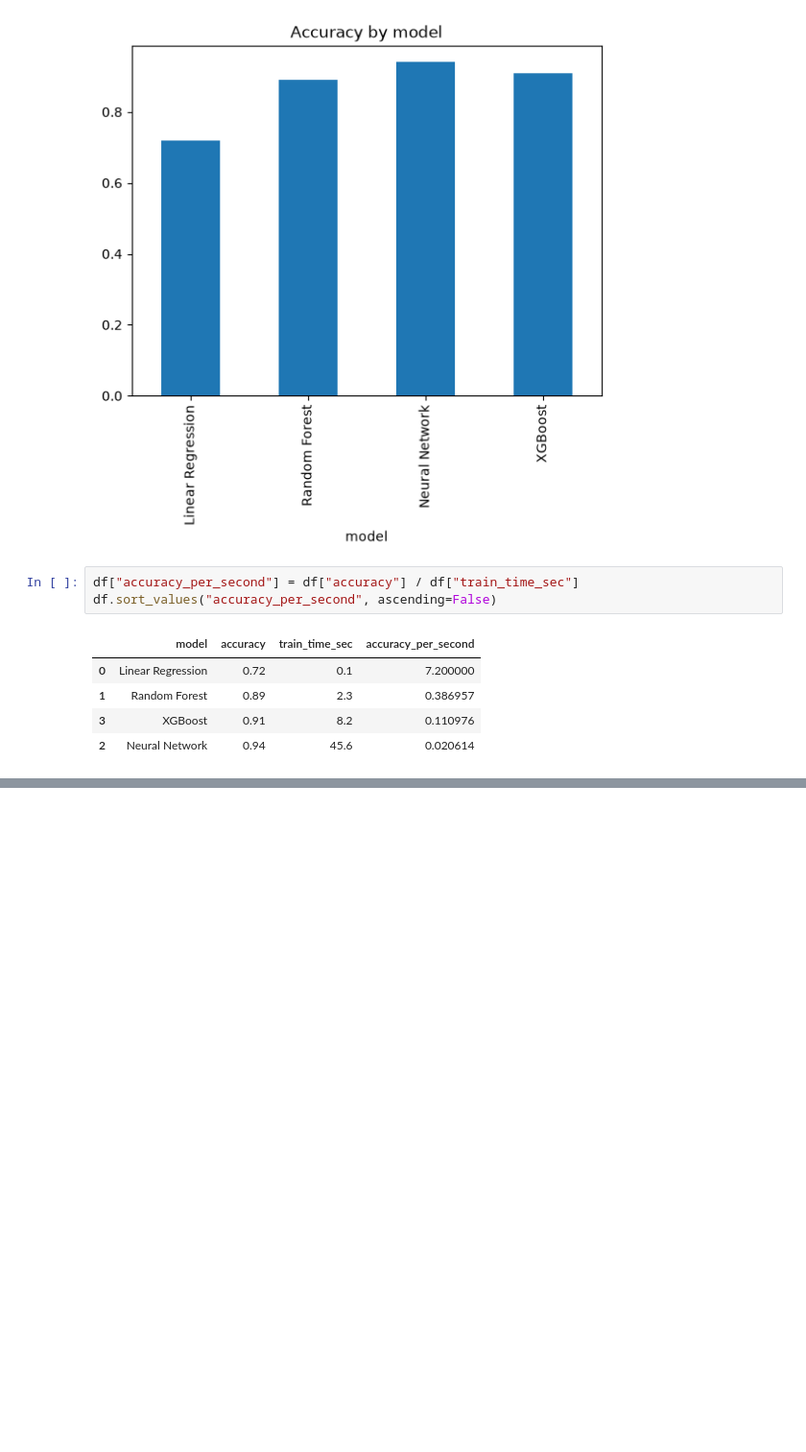
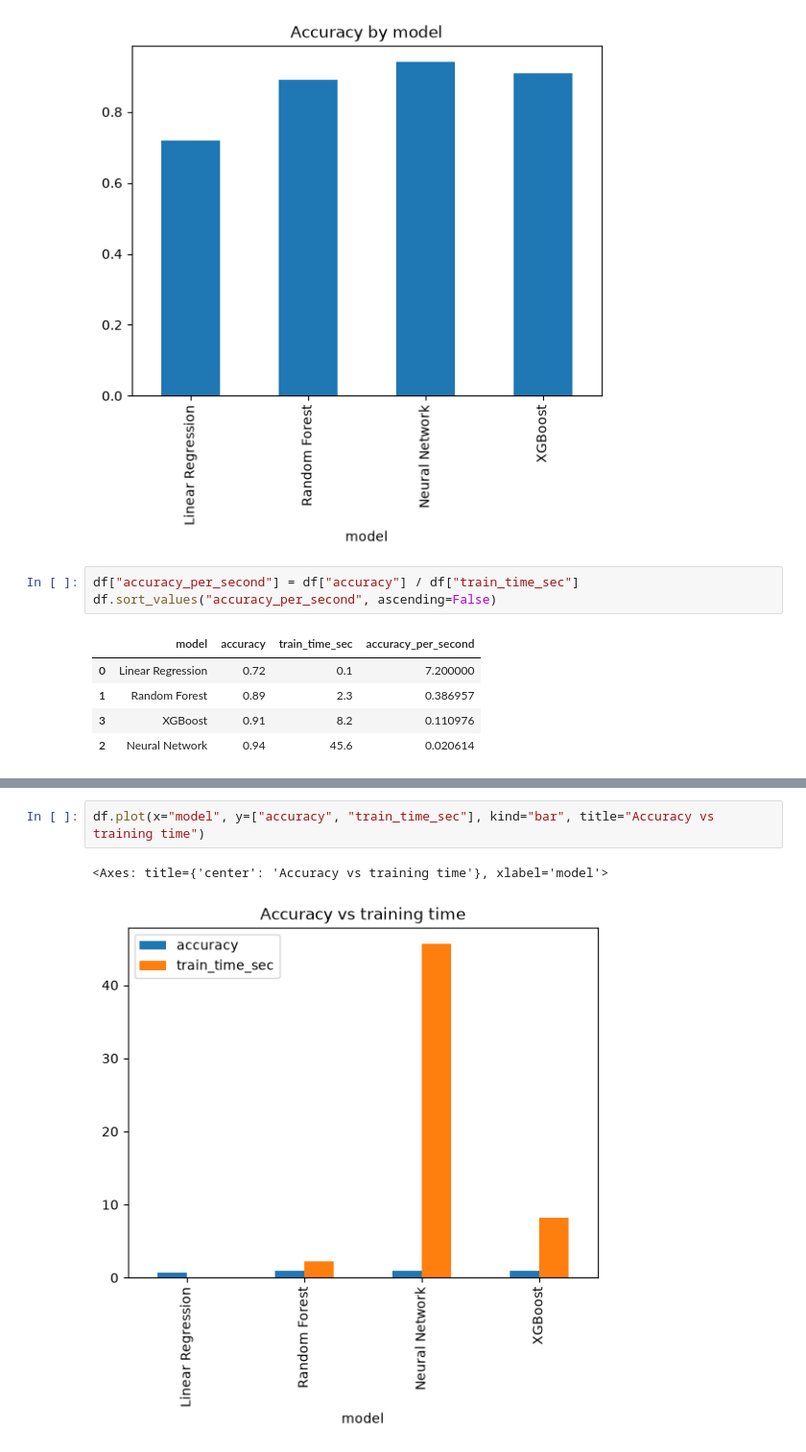
Before and after one commit to JeswinJestin/ai-engineering-from-scratch, a Jupyter notebook: my-work/lesson-0.5/first-notebook.ipynb, the cells around one changed output, grey strips where cells are left out. Shown at 96% size. Drawn from its saved outputs; the diff is of its cells as text; blank space fills up the shorter version.

```diff
--- a/my-work/lesson-0.5/first-notebook.ipynb
+++ b/my-work/lesson-0.5/first-notebook.ipynb
@@ -64,0 +70,5 @@ df.sort_values("accuracy_per_second", ascending=False)
+# %%
+df.plot(x="model", y=["accuracy", "train_time_sec"], kind="bar", title="Accuracy vs training time")
+# %% [output]
+<Axes: title={'center': 'Accuracy vs training time'}, xlabel='model'>
+[figure, added]
```
Also changed, not shown: parts of 1 cell of this notebook, 3 other files.
